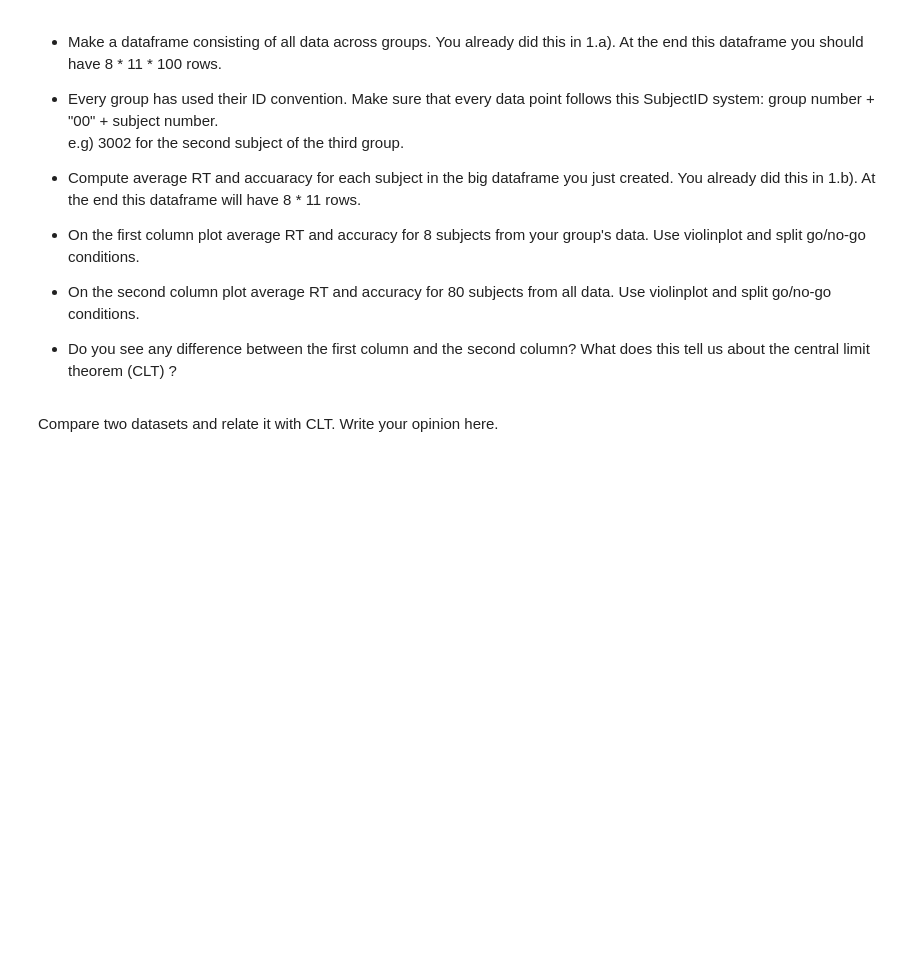
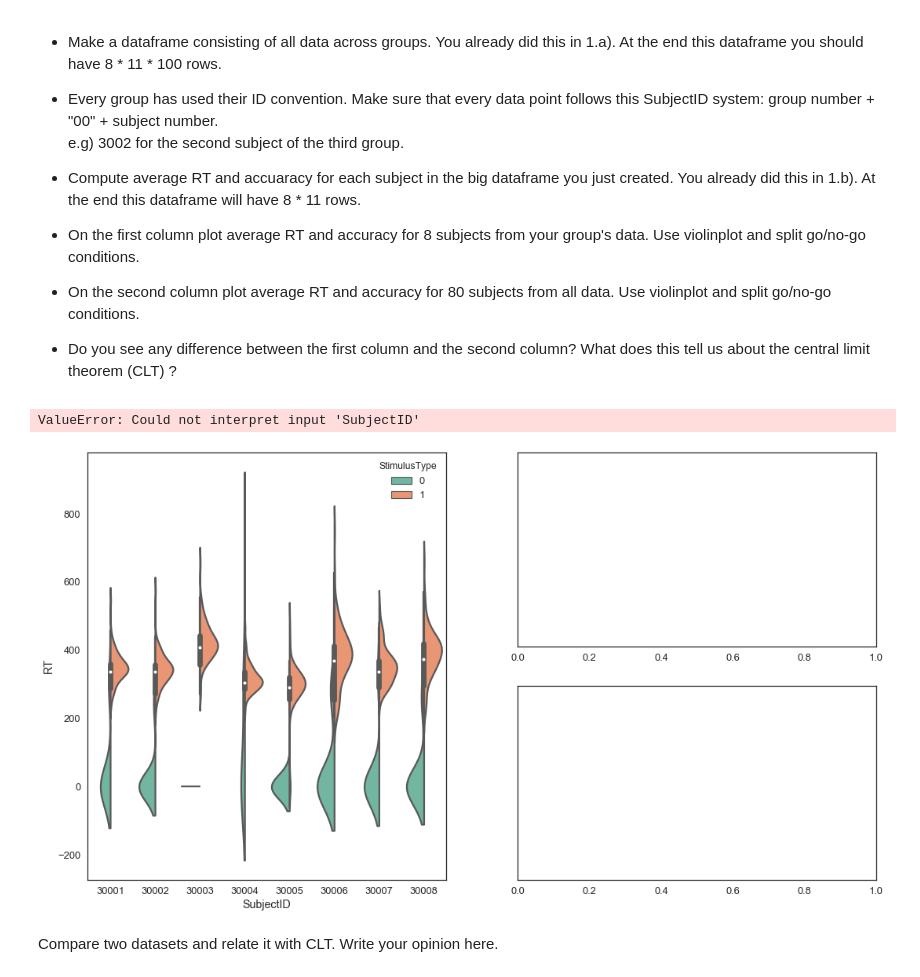
Before and after one commit to NBP-ACC/week-4-acc_3, a Jupyter notebook: sheet02_jan.ipynb, the cells around one changed output. Cells and saved outputs as stored; diff of their text form; code cells hidden in the pictures; blank space fills up the shorter version.

```diff
--- a/sheet02_jan.ipynb
+++ b/sheet02_jan.ipynb
@@ -80,12 +83,11 @@ dataframes = [pd.read_csv(fp, header=0) for fp in all_files]
 df_concatenated = pd.concat(dataframes, ignore_index=True)
 
 pd.set_option("display.max_rows", 20)
-print(df_concatenated)
 
 df_concatenated
 
 # save concatenated dataframe
 OUTPUT_DIR = os.getcwd() + '/Processed/'
-DATAPATH_CONCAT = OUTPUT_DIR + 'data_concatenated_jan.csv'
+DATAPATH_G3_CONCAT = OUTPUT_DIR + 'data_concatenated_group3_jan.csv'
 os.makedirs(OUTPUT_DIR, exist_ok=True)
-df_concatenated.to_csv(DATAPATH_CONCAT)
+df_concatenated.to_csv(DATAPATH_CONCAT, index=False)
@@ -120,21 +104,19 @@ df_concatenated.to_csv(DATAPATH_CONCAT)
 # %%
 # add a column "congruence"
 # TODO
-df_concatenated = pd.read_csv(DATAPATH_CONCAT)
+df_concatenated = pd.read_csv(DATAPATH_G3_CONCAT)
 # https://stackoverflow.com/questions/12376863/adding-calculated-columns-to-a-dataframe-in-pandas
 # The notation below gives the columns as Series, compares the two and sets the result as a new column 'congruence'
 df_concatenated['congruence'] = df_concatenated['StimulusType'] == df_concatenated['response']
 
 df_concatenated_avg = pd.DataFrame()
 
+df_concatenated_avg['accuracy'] = df_concatenated.groupby(['SubjectID', 'StimulusType'])['congruence'].mean()
 df_concatenated_avg['RT'] = (df_concatenated[df_concatenated['RT']!=0].groupby(['SubjectID', 'StimulusType'])['RT'].mean())
-df_concatenated_avg['congruence'] = df_concatenated.groupby(['SubjectID', 'StimulusType'])['congruence'].mean()
-
-df_concatenated_avg.rename(columns={'congruence': 'accuracy'})
 
 # save averaged dataframe
-DATAPATH_CONCAT_AVG = os.getcwd() + '/Processed/data_concatenated_averaged_jan.csv'
-df_concatenated_avg.to_csv(DATAPATH_CONCAT_AVG)
+DATAPATH_CONCAT_AVG = os.getcwd() + '/Processed/data_concatenated_averaged_group3_jan.csv'
+df_concatenated_avg.to_csv(DATAPATH_CONCAT_AVG, index=True)
 
 print(df_concatenated_avg)
 # %% [output]
@@ -217,16 +217,24 @@ e.g) 3002 for the second subject of the third group.
 # %%
 # again create a concatenated dataframe over all (averaged) groups.
 # Don't forget to modify the Subject ID
 # TODO
 
 # Now it's time to plot your results
-figs, axes = plt.subplots(nrows=2, ncols=2, sharey="row")
+figs, axes = plt.subplots(nrows=2, ncols=2, sharey="row", figsize=(18,10))
+
+plt.subplot(1, 2, 1)
+
+sns.violinplot(data = df_concatenated, x ='SubjectID', y='RT', hue='StimulusType', split=True, palette='Set2')
+# sns.stripplot(data = df_concatenated_avg, x='SubjectID', y='accuracy', hue='StimulusType', palette='Set2')
 
 # violin plot for your group's data
 # TODO
 
 # violin plot of all group's data
 # TODO
+# %% [output]
+ValueError: Could not interpret input 'SubjectID'
+[figure, added]
 # %% [markdown]
 Compare two datasets and relate it with CLT. Write your opinion here.
 # %% [markdown]
```
Also changed, not shown: parts of 5 cells of this notebook.
